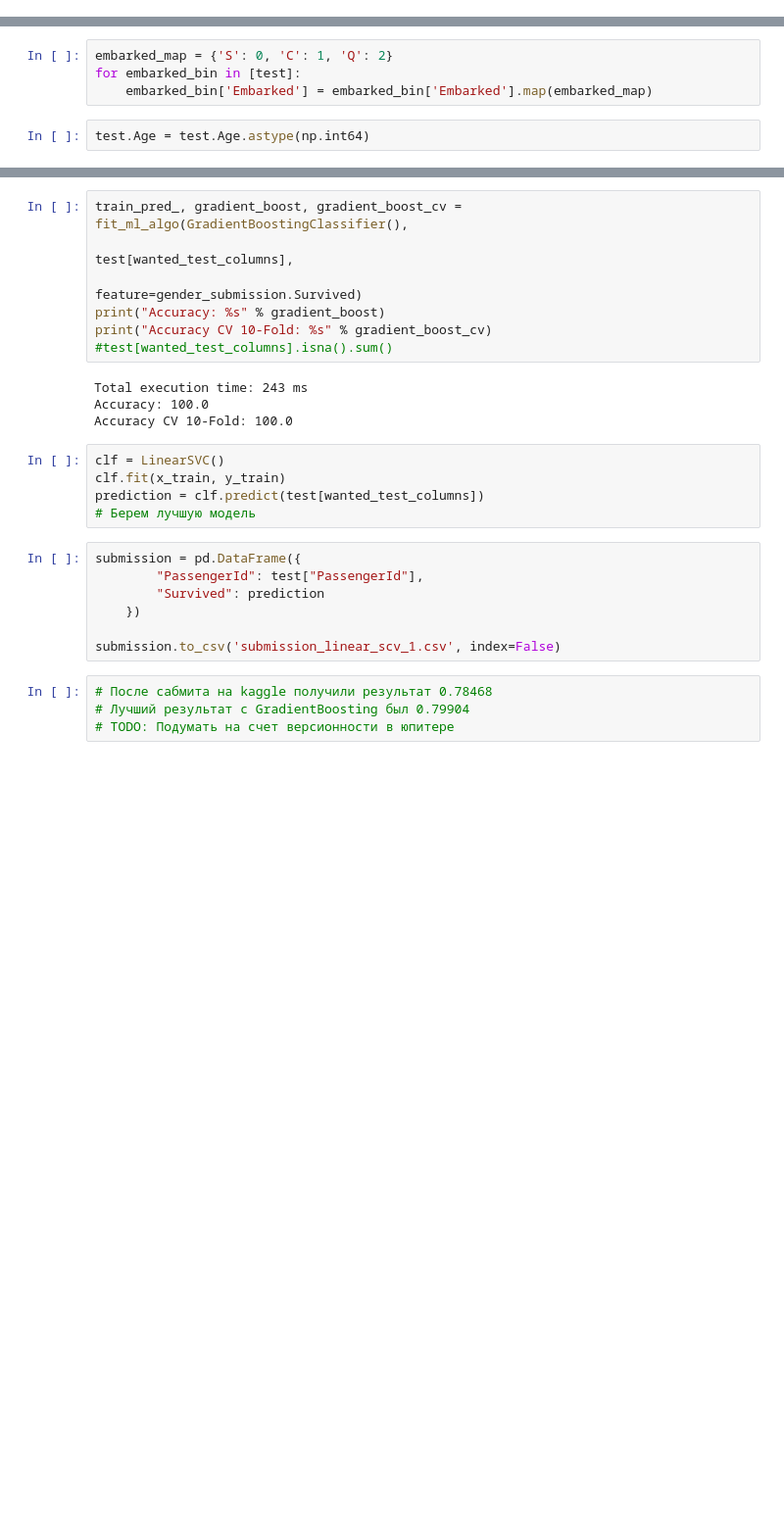
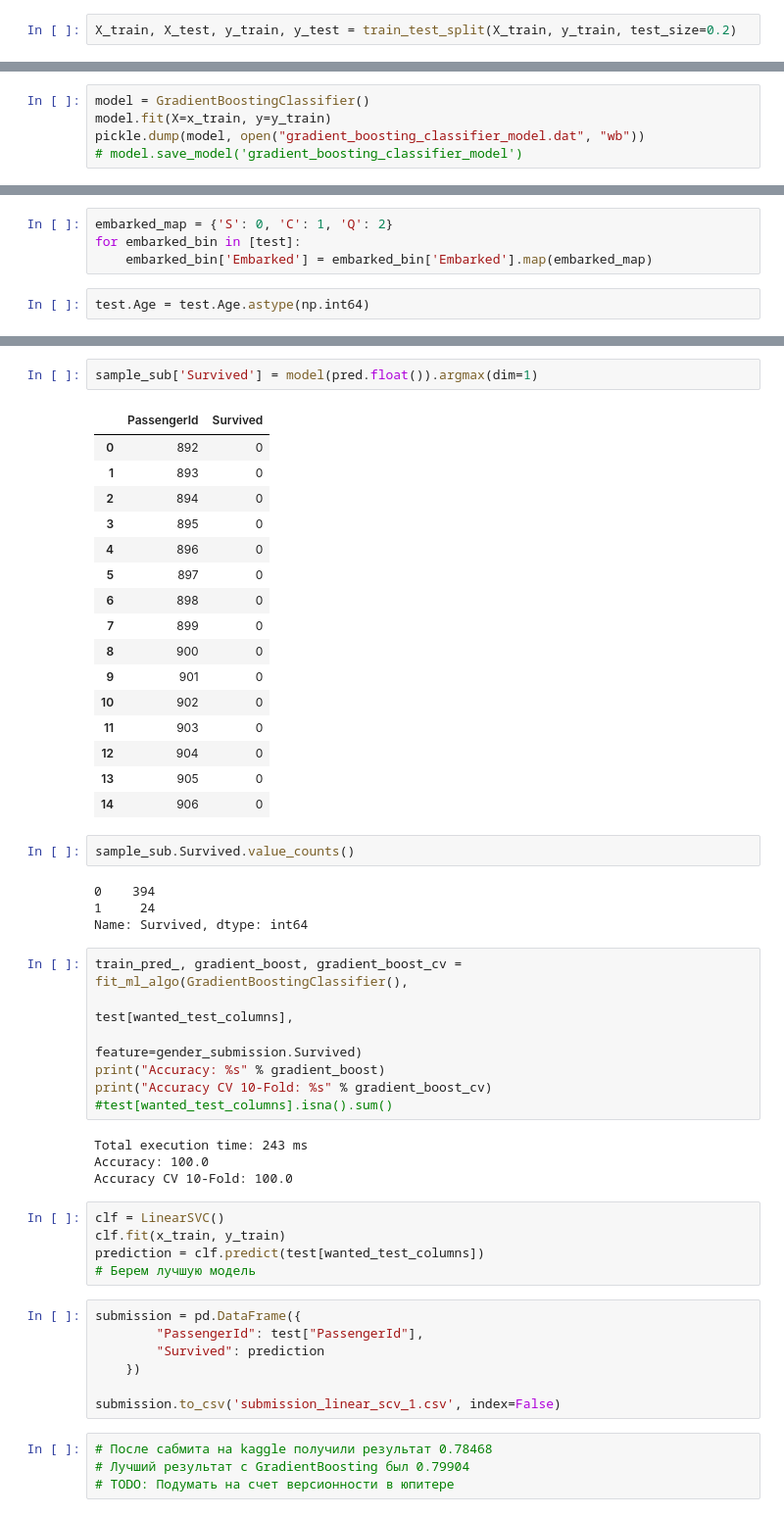
Before and after one commit to cruim/kaggle_titanic, a Jupyter notebook: test.ipynb, the cells around one changed output, grey strips where cells are left out. Shown at 98% size. Saved outputs shown, nothing was run; the diff lists cells and outputs as text; blank space fills up the shorter version.

Commit message:
add pytorch model

```diff
--- a/test.ipynb
+++ b/test.ipynb
@@ -445,0 +453,2 @@ x_train.head()
+# %%
+X_train, X_test, y_train, y_test = train_test_split(X_train, y_train, test_size=0.2)
@@ -445,0 +479,5 @@ x_train.head()
+# %%
+model = GradientBoostingClassifier()
+model.fit(X=x_train, y=y_train)
+pickle.dump(model, open("gradient_boosting_classifier_model.dat", "wb"))
+# model.save_model('gradient_boosting_classifier_model')
@@ -763,3 +831,28 @@ Index(['Pclass', 'Sex', 'SibSp', 'Parch', 'Title', 'Age', 'family_size',
+# %%
+sample_sub['Survived'] = model(pred.float()).argmax(dim=1)
+# %% [output]
+|  | PassengerId | Survived |
+| 0 | 892 | 0 |
+| 1 | 893 | 0 |
+| 2 | 894 | 0 |
+| 3 | 895 | 0 |
+| 4 | 896 | 0 |
+| 5 | 897 | 0 |
+| 6 | 898 | 0 |
+| 7 | 899 | 0 |
+| 8 | 900 | 0 |
+| 9 | 901 | 0 |
+| 10 | 902 | 0 |
+| 11 | 903 | 0 |
+| 12 | 904 | 0 |
+| 13 | 905 | 0 |
+| 14 | 906 | 0 |
+# %%
+sample_sub.Survived.value_counts()
+# %% [output]
+0    394
+1     24
+Name: Survived, dtype: int64
 # %%
 train_pred_, gradient_boost, gradient_boost_cv = fit_ml_algo(GradientBoostingClassifier(),
                                                              test[wanted_test_columns],
```
Also changed, not shown: parts of 34 cells of this notebook, 1 other file.
